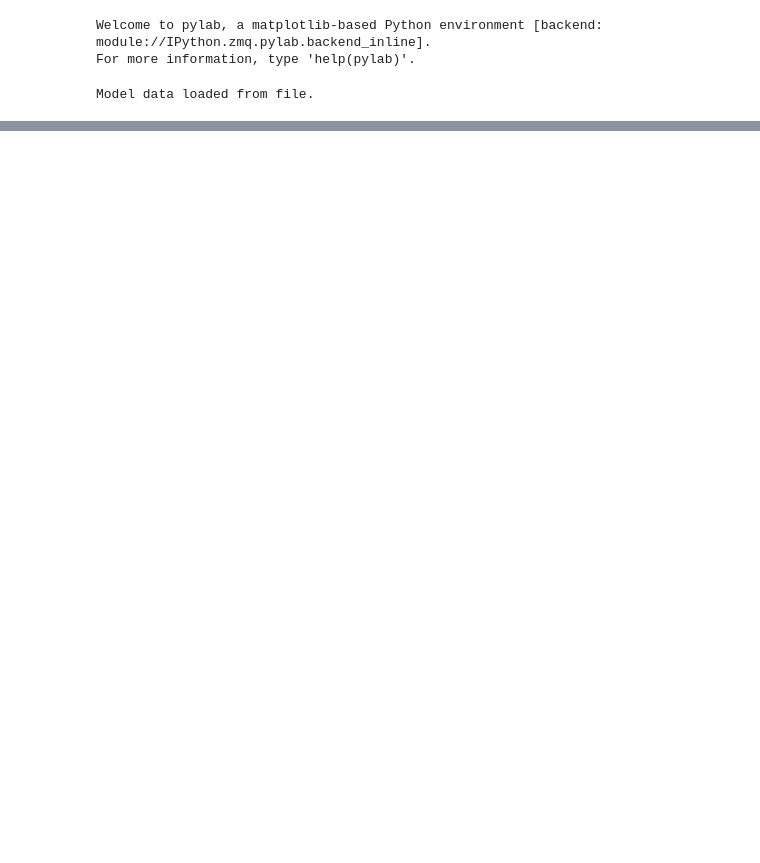
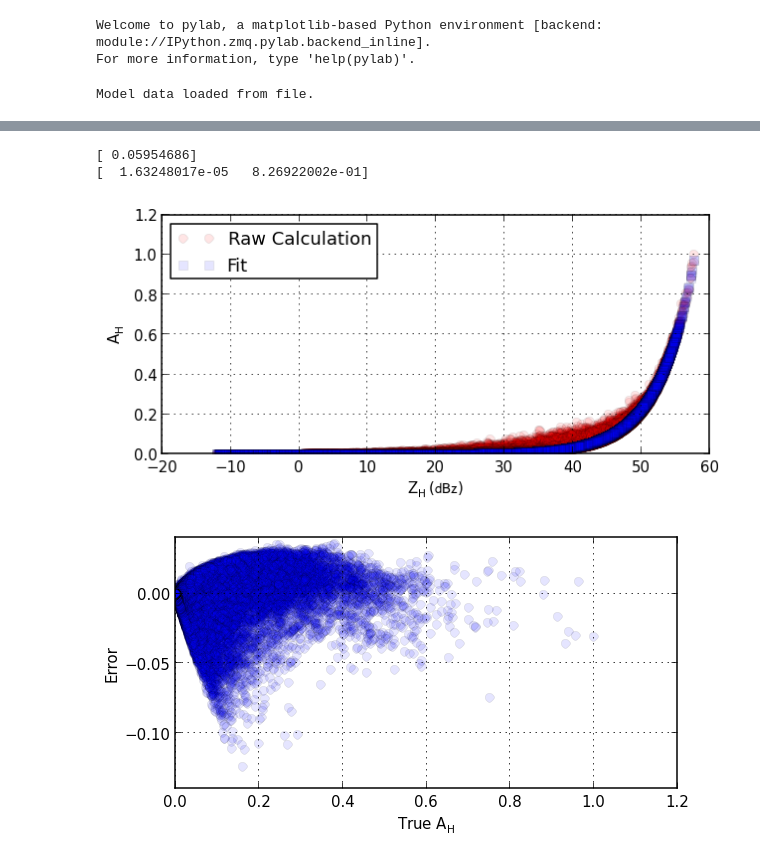
Before and after one commit to dopplershift/DissertationCode, a Jupyter notebook: notebooks/Regression.ipynb, the cells around one changed output, grey strips where cells are left out. Saved outputs shown, nothing was run; the diff lists cells and outputs as text; code cells hidden in the pictures; blank space fills up the shorter version.

```diff
--- a/notebooks/Regression.ipynb
+++ b/notebooks/Regression.ipynb
@@ -86,0 +140,9 @@ def fit_plot(x_vars, y_fit, y_truth, ylabel):
+# %%
+weights = (atten * atten).reshape(-1, 1)
+coeffs,fit = power_law_fit(z.reshape(-1, 1), atten, weights)
+fig,ax = fit_plot(scatter_vars, fit, atten, r'$A_H$')
+# %% [output]
+[ 0.05954686]
+[  1.63248017e-05   8.26922002e-01]
+[figure, added]
+[figure, added]
```
Also changed, not shown: parts of 32 cells of this notebook.
